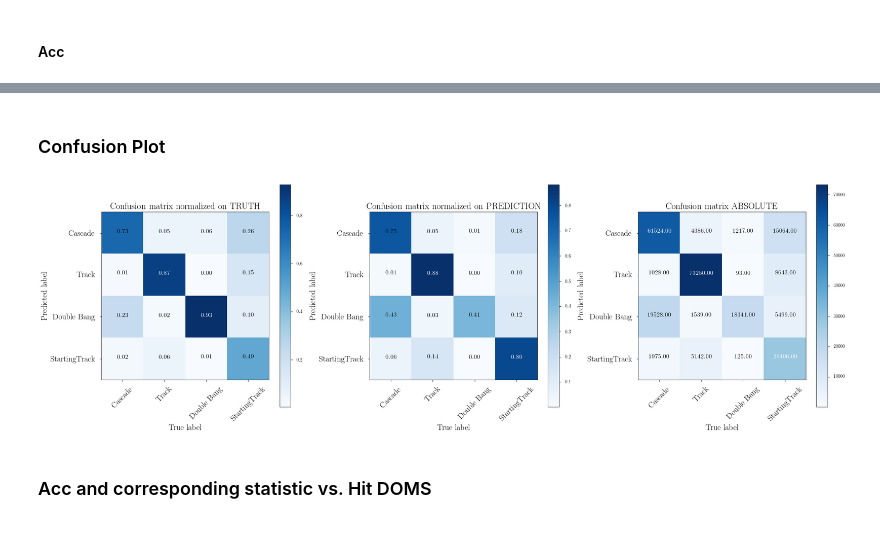
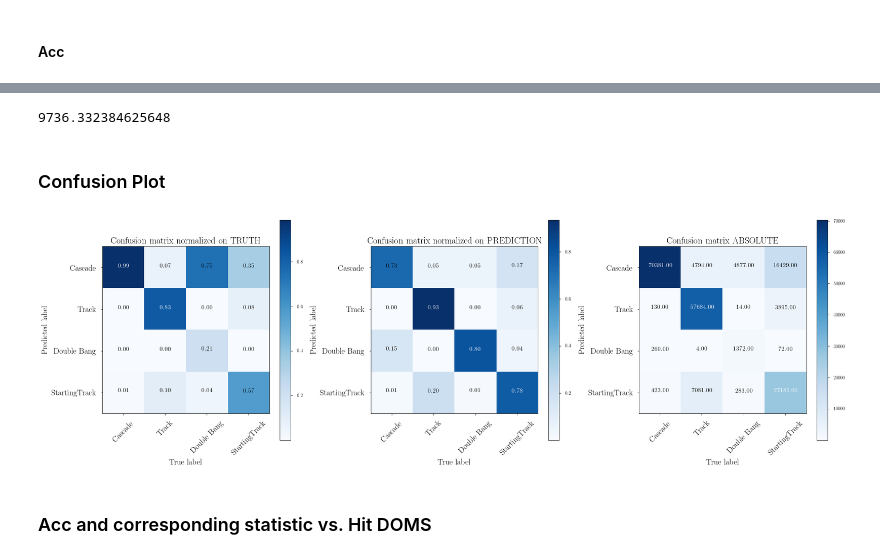
Before and after one commit to tglauch/DeepIceLearning, a Jupyter notebook: notebooks/NN_Anaalysis_4Types.ipynb, the cells around one changed output, grey strips where cells are left out. Cells and saved outputs as stored; diff of their text form; code cells hidden in the pictures.

Commit message:
add masks for plotting

```diff
--- a/notebooks/NN_Anaalysis_4Types.ipynb
+++ b/notebooks/NN_Anaalysis_4Types.ipynb
@@ -209,11 +205,12 @@ def barchart_classes(classes, values, title, ylabel, xlabel):
     plt.show()
 
 
-def confusion_process(input_X, true_X, classes):
+def confusion_process(input_X, true_X, classes, weights=[]):
     xedges = [-0.5, 0.5, 1.5, 2.5, 3.5]
     yedges = [-0.5, 0.5, 1.5, 2.5, 3.5]
-
-    absolute, xe,ye = np.histogram2d(input_X, true_X, bins=(xedges, yedges))
+    if weights == []:
+        weights = np.ones(len(input_X))
+    absolute, xe,ye = np.histogram2d(input_X, true_X, bins=(xedges, yedges), weights = weights)
     res_true = absolute/np.sum(absolute,axis=0)
     # normalization if the absolute values, so that the sum over PREDICTION is 1
     # that means that a event hast to be predicted as one type
@@ -357,3 +264,31 @@ print len(np.where(np.abs(ptype[class_label==5])==16)[0])
+# %%
+# DATA_DIR = "/scratch9/tglauch/NN_out/run37/"
+DATA_DIR = "../output/DB/"
+
+predictions_mctrue = pickle.load(file(os.path.join(DATA_DIR, 'best_val_loss_pred.pickle')))
+sample_len = len(predictions_mctrue['prediction'][0])
+
+pred_label_1 = predictions_mctrue["prediction"][0] #list with probability for each class
+true_label_1 = retag_classify_startTrack(predictions_mctrue["mc_truth"]
+                                        ["ClassificationLabel_truth"][:sample_len])
+all_pred = np.argmax(pred_label_1, axis=1)
+classes_1 = ("Cascade", "Track", "Double Bang", "StartingTrack")
+
+zenith_pred = np.arccos(-predictions_mctrue["reco_vals"]['dir_z'][:sample_len])
+zenith_true = np.arccos(-predictions_mctrue['mc_truth']['dir_z_truth'][:sample_len])
+
+# Number of hit DOMs
+IC_hitDOMs = predictions_mctrue["IC_HitDOMs"][:sample_len]
+DC_hitDOMs = predictions_mctrue["DC_HitDOMs"][:sample_len]
+hitDOMs = IC_hitDOMs + DC_hitDOMs
+
+energy=predictions_mctrue["reco_vals"]['energyFirstParticle']
+ptype = predictions_mctrue["reco_vals"]['firstParticle'][:sample_len]
+class_label = predictions_mctrue["reco_vals"]['ClassificationLabel'][:sample_len]
+azimuth_pred = np.arctan2(predictions_mctrue["reco_vals"]['dir_y'][:sample_len],
+                         predictions_mctrue["reco_vals"]['dir_x'][:sample_len])
+inelasticity=predictions_mctrue["reco_vals"]['inelasticity'][:sample_len]
+tau_decay_length=predictions_mctrue["reco_vals"]['TauDecayLength'][:sample_len]
 # %%
 wdict = {0:3, 1:1, 2:3, 3:6, 4:1, 5:30, 6:1, 7:1, 8:1, 9:1}
 clen = dict()
@@ -429,11 +358,19 @@ print "General Acc for Event Typologies: {}".format(performence_target(pred_labe
+# %%
+np.sum(tot_weight[add_mask])
+# %% [output]
+9736.332384625648
 # %% [markdown]
 ### Confusion Plot
 # %%
-fig = confusion_process(all_pred, true_label_1, classes_1)
+add_mask = np.max(pred_label_1, axis=1)>0.60
+fig = confusion_process(all_pred[add_mask],
+                        true_label_1[add_mask],
+                        classes_1,)
+    #                    weights=tot_weight[add_mask])
 plt.show()
 fig.savefig('./out/confusion_matrix.png',dpi=300)
 # %% [output]
-[figure, old version]
+[figure, new version]
 # %% [markdown]
 ### Acc and corresponding statistic vs. Hit DOMS
 # %%
```
Also changed, not shown: parts of 20 cells of this notebook.
